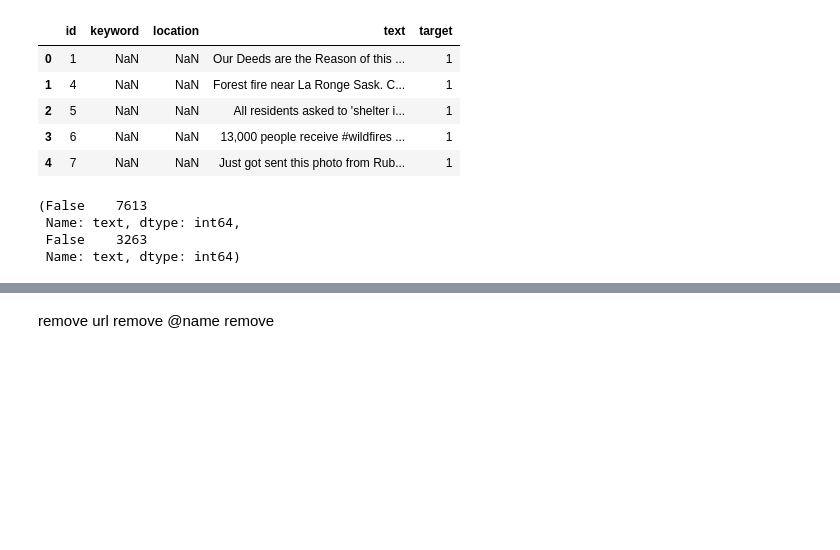
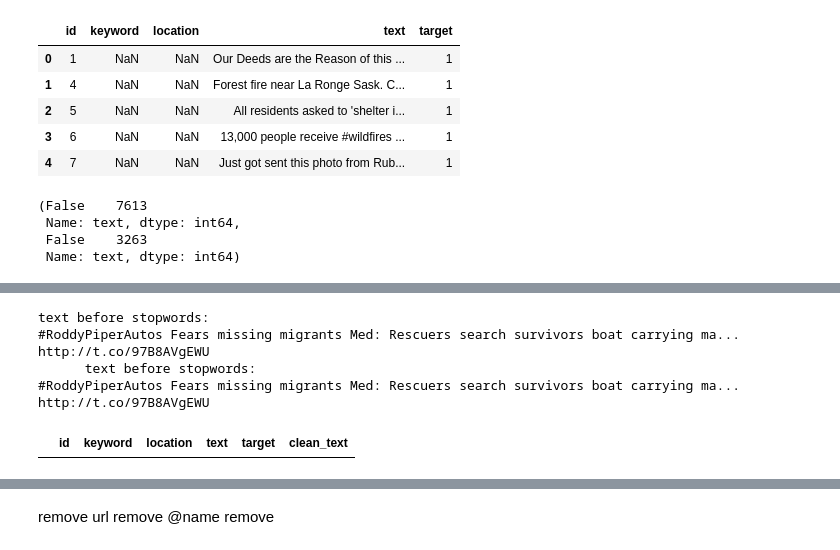
Before and after one commit to 0xpix/Kaggle-competitions, a Jupyter notebook: nlp_with_disaster_tweets.ipynb, the cells around one changed output, grey strips where cells are left out. Saved outputs shown, nothing was run; the diff lists cells and outputs as text; code cells hidden in the pictures; blank space fills up the shorter version.

```diff
--- a/nlp_with_disaster_tweets.ipynb
+++ b/nlp_with_disaster_tweets.ipynb
@@ -107,3 +56,14 @@ train_df['text'] = train_df['text'].astype(str)
+# %%
+import random
+random_text = random.randint(0, len(train_df))
+print(f"""text before stopwords: \n{train_df['text'][random_text]}
+      text before stopwords: \n{train_df['clean_text'][random_text]}
+""")
+# %% [output]
+text before stopwords:
+#RoddyPiperAutos Fears missing migrants Med: Rescuers search survivors boat carrying ma... http://t.co/97B8AVgEWU
+      text before stopwords:
+#RoddyPiperAutos Fears missing migrants Med: Rescuers search survivors boat carrying ma... http://t.co/97B8AVgEWU
 # %%
 import re
 
@@ -116,3 +76,7 @@ train_df['text'] = train_df['text'].apply(remove_username)
+# %%
+train_df.loc[train_df['clean_text'].str.contains(r'@\w+\s?')]
+# %% [output]
+|  | id | keyword | location | text | target | clean_text |
 # %%
 # theres only 3 tweets with [time UTC]
 train_df.loc[train_df['text'].str.contains(r'\[\d{2}:\d{2} UTC\]')]
```
Also changed, not shown: parts of 37 cells of this notebook.
